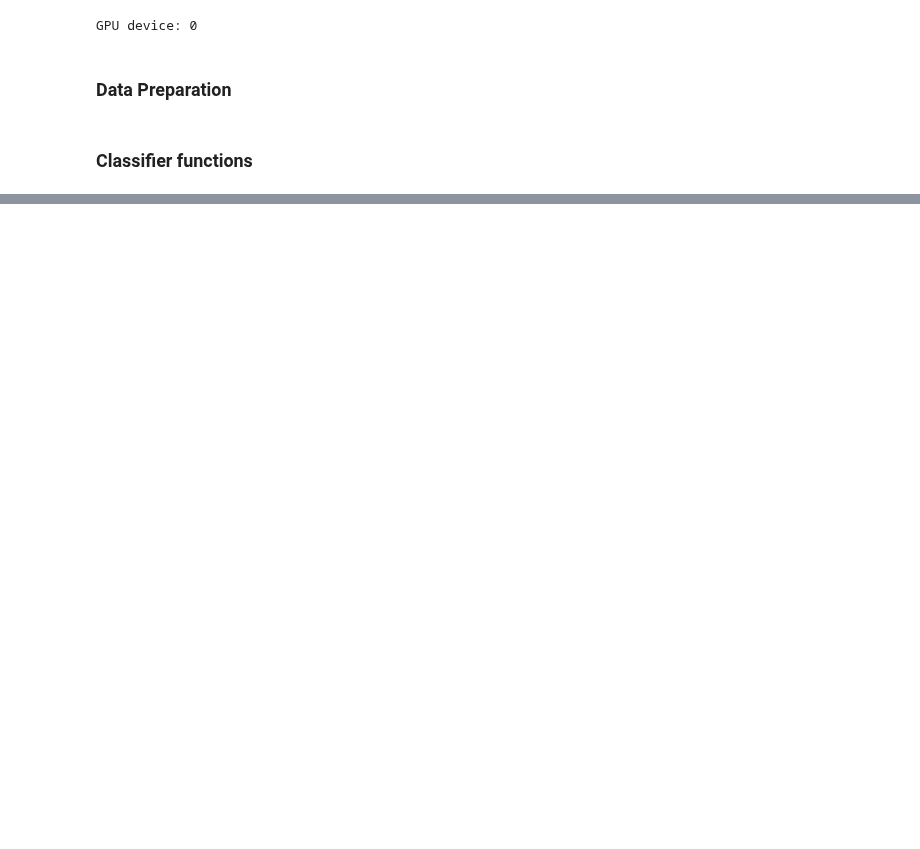
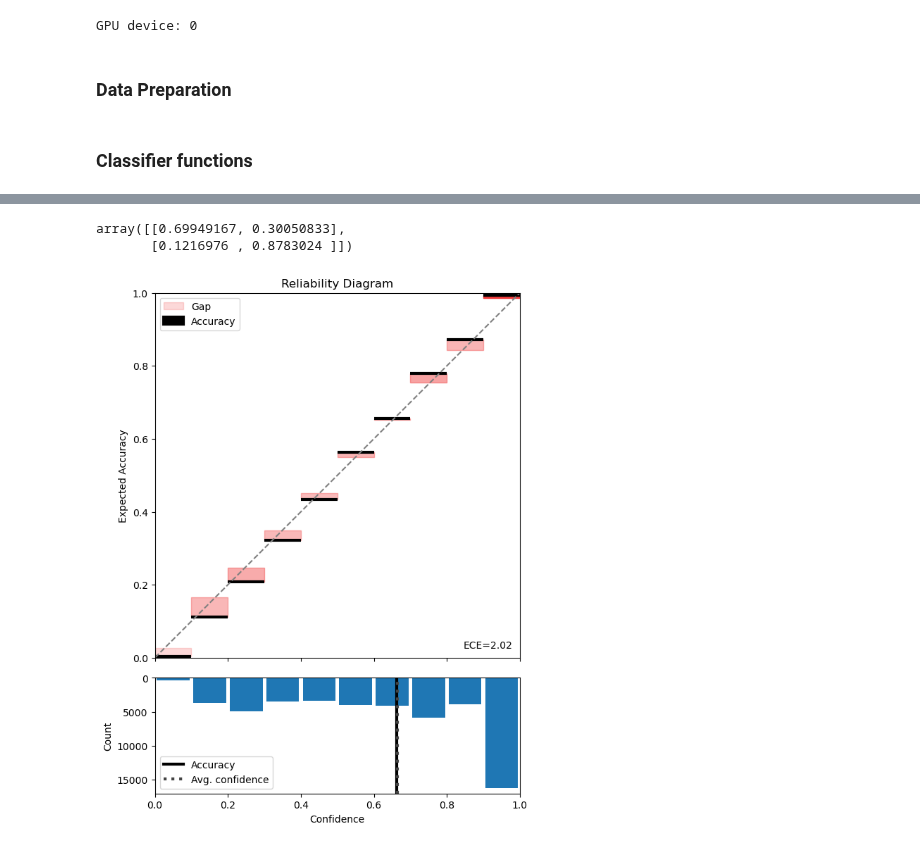
Before and after one commit to zcapjdb/UKAEAGroupProject, a Jupyter notebook: src/notebooks/Temperature_Scaling.ipynb, the cells around one changed output, grey strips where cells are left out. Cells and saved outputs as stored; diff of their text form; code cells hidden in the pictures; blank space fills up the shorter version.

```diff
--- a/src/notebooks/Temperature_Scaling.ipynb
+++ b/src/notebooks/Temperature_Scaling.ipynb
@@ -197,0 +202,36 @@ plt.ylabel('Temperature (T)');
+# %%
+activation = nn.Sigmoid()
+
+preds = classifier(torch.tensor(x_train).to(device).float()).detach().cpu().numpy()
+
+norm_preds = activation(torch.tensor(preds))
+pred_label = np.rint(norm_preds)
+
+df_out = pd.DataFrame(data = y_train, columns = ["true_label"])
+df_out["pred_label"] = pred_label
+df_out["confidence"] = norm_preds
+
+def f(row):
+    if row["pred_label"] == 1:
+        confidence = row["confidence"]
+    else:
+        confidence = 1 - row["confidence"]
+
+    return confidence
+
+# for predicted labels
+df_out["new_confidence"] = df_out.apply(lambda x: x["confidence"] if x["pred_label"] == 1 else 1 - x["confidence"], axis = 1)
+
+new_preds = activation(
+    torch.div(
+        torch.tensor(preds),
+        torch.tensor(t_vals[-1])
+        )
+    )
+new_preds = new_preds.numpy()
+
+df_out["temp_scaled"] = new_preds
+#df_out[""]
+print(t_vals[-1])
+#df_out.to_csv(index=False);
+df_out
@@ -197,0 +253,16 @@ plt.ylabel('Temperature (T)');
+# %%
+confusion_matrix(df_out.true_label, df_out.pred_label, normalize = "true")
+# %% [output]
+array([[0.69949167, 0.30050833],
+       [0.1216976 , 0.8783024 ]])
+# %%
+title = "Reliability Diagram"
+
+ones = np.ones(len(df_out.true_label))
+
+fig = reliability_diagram(df_out.true_label, ones, df_out.confidence, num_bins=10, draw_ece=True,
+                          draw_bin_importance="alpha", draw_averages=True,
+                          title=title, figsize=(6, 6), dpi=100,
+                          return_fig=True)
+# %% [output]
+[figure, added]
```
Also changed, not shown: parts of 11 cells of this notebook, 2 other files.
